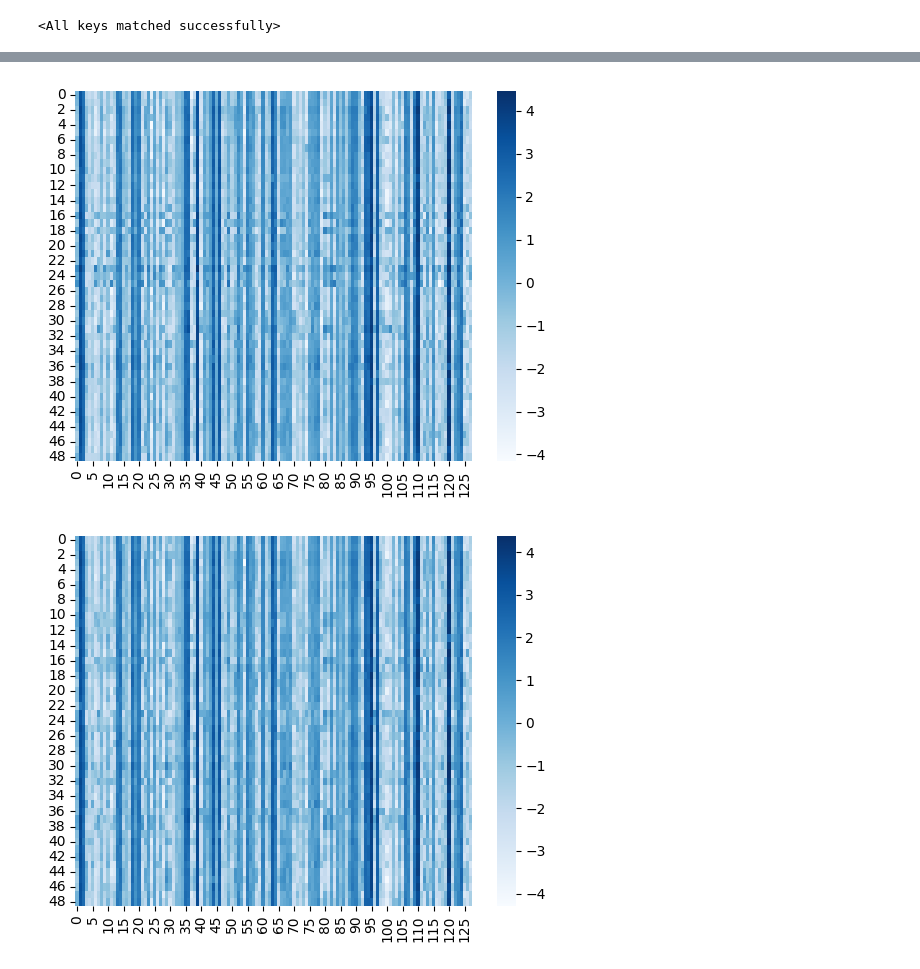
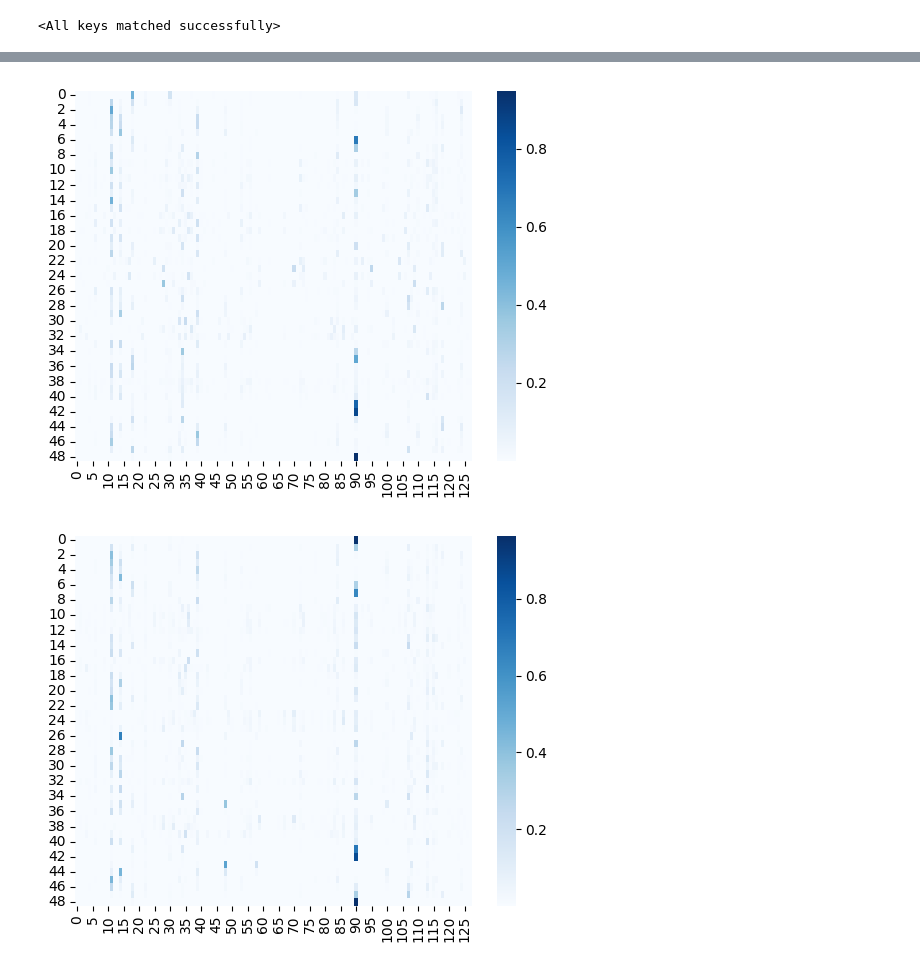
Before and after one commit to kojikojiprg/csqvae, a Jupyter notebook: notebooks/mnist.ipynb, the cells around one changed output, grey strips where cells are left out. Cells and saved outputs as stored; diff of their text form; code cells hidden in the pictures.

```diff
--- a/notebooks/mnist.ipynb
+++ b/notebooks/mnist.ipynb
@@ -201,6 +202,6 @@ plot_imgs(imgs_gen, nsamples * config.n_clusters)
 # %%
 for w in model.quantizer.weights:
-    w = w.detach().cpu().numpy()
+    w = w.detach().softmax(dim=-1).cpu().numpy()
 
     sns.heatmap(w, cmap="Blues")
     plt.show()
@@ -212,2 +213,2 @@ for w in model.quantizer.weights:
-[figure, old version]
+[figure, new version]
-[figure, old version]
+[figure, new version]
```
Also changed, not shown: parts of 8 cells of this notebook, 4 other files.
